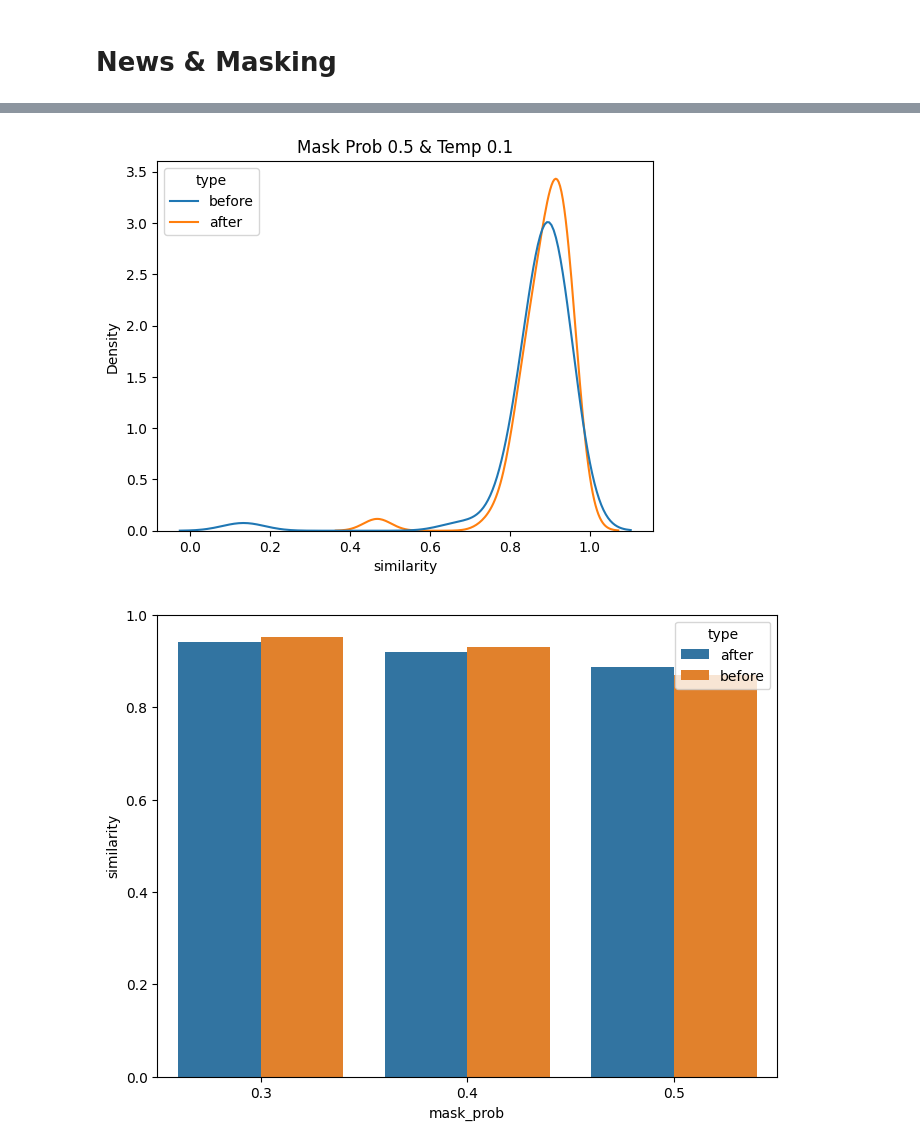
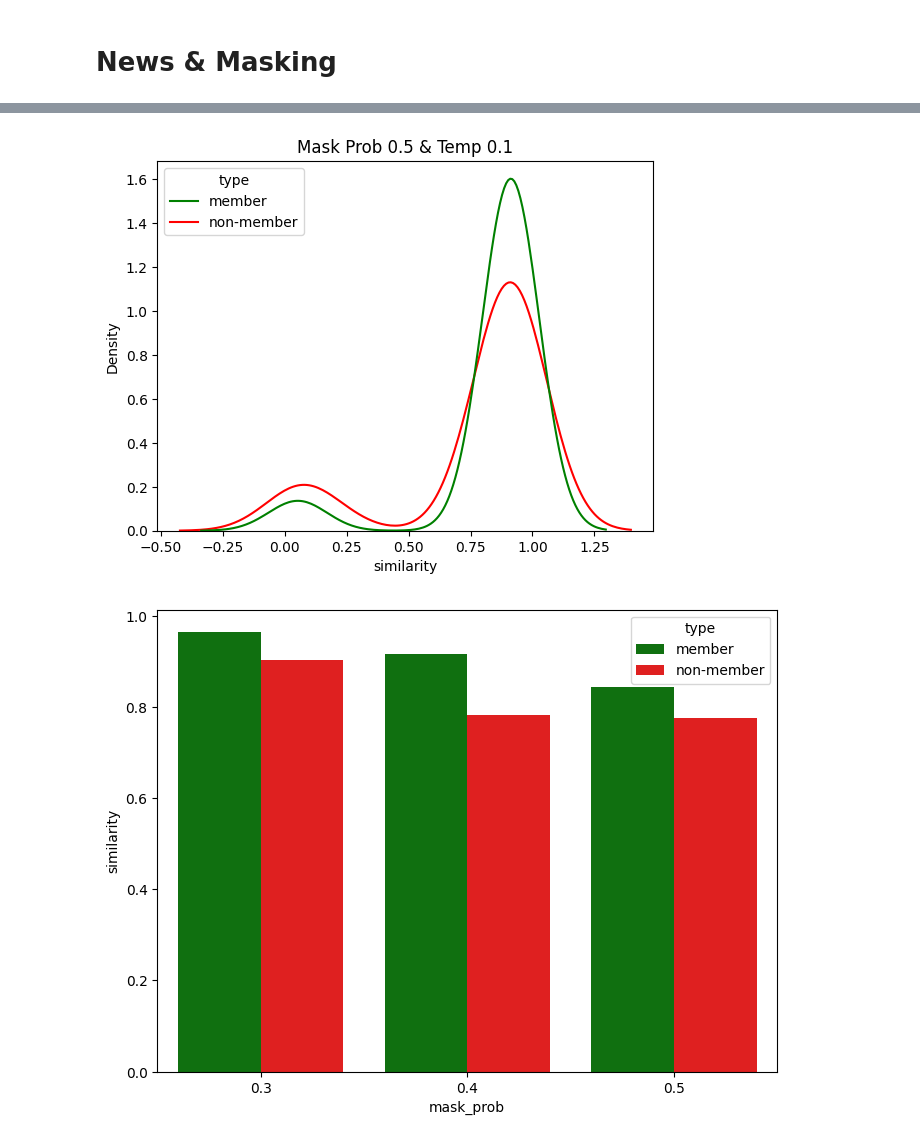
Before and after one commit to millionhz/llm-membership-inference, a Jupyter notebook: analysis/mask-analysis.ipynb, the cells around one changed output, grey strips where cells are left out. Drawn from its saved outputs; the diff is of its cells as text; code cells hidden in the pictures.

```diff
--- a/analysis/mask-analysis.ipynb
+++ b/analysis/mask-analysis.ipynb
@@ -216,13 +216,13 @@ NEWS_FILES = [
 ]
 # %%
-papers_completions = []
+news_completions = []
 for file in NEWS_FILES:
     with open(file, 'r') as f:
         for line in f:
             line = line.strip()
-            papers_completions.append(json.loads(line))
+            news_completions.append(json.loads(line))
 # %%
-papers_completions = pd.DataFrame(papers_completions)
-papers_completions.head()
+news_completions = pd.DataFrame(news_completions)
+news_completions.head()
 # %% [output]
 |  | title | date | url | type | mask_prob | context_length | input | ground | completion | ... |
@@ -234,2 +234,2 @@ papers_completions.head()
 # %%
-papers_completions = add_similarity_scores(papers_completions)
+news_completions = add_similarity_scores(news_completions)
@@ -245,0 +236,2 @@ plt.show()
+# %%
+news_completions['type'] = news_completions['type'].map({'before': 'member', 'after': 'non-member'})
@@ -257,17 +259,17 @@ plt.show()
 MASK_PROB = 0.5
 TEMP = 0.1
 
-d = papers_completions[(papers_completions['mask_prob'] == MASK_PROB) & (papers_completions['temperature'] == TEMP)]
-sns.kdeplot(data=d, x="similarity", hue='type')
+d = news_completions[(news_completions['mask_prob'] == MASK_PROB) & (news_completions['temperature'] == TEMP)]
+sns.kdeplot(data=d, x="similarity", hue='type', palette={'member': 'green', 'non-member': 'red'})
 plt.title(f'Mask Prob {MASK_PROB} & Temp {TEMP}')
 plt.show()
 # %% [output]
-[figure, old version]
+[figure, new version]
 # %%
-d = papers_completions[(papers_completions['temperature'] == 0.1)]
+d = news_completions[(news_completions['temperature'] == 0.1)]
 plt.figure(figsize=(8, 6))
 x = d.groupby(['type', 'mask_prob']).mean('similarity').reset_index()
-sns.barplot(x, x='mask_prob', y='similarity', hue='type')
+sns.barplot(x, x='mask_prob', y='similarity', hue='type', palette={'member': 'green', 'non-member': 'red'})
 plt.show()
 # %% [output]
-[figure, old version]
+[figure, new version]
```
Also changed, not shown: parts of 5 cells of this notebook, 1 other file.
